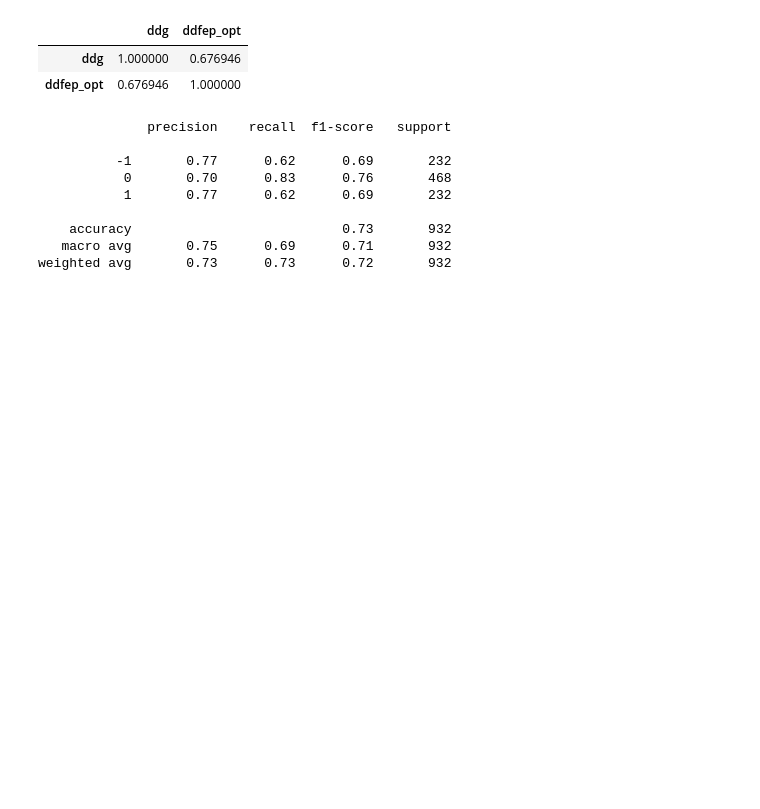
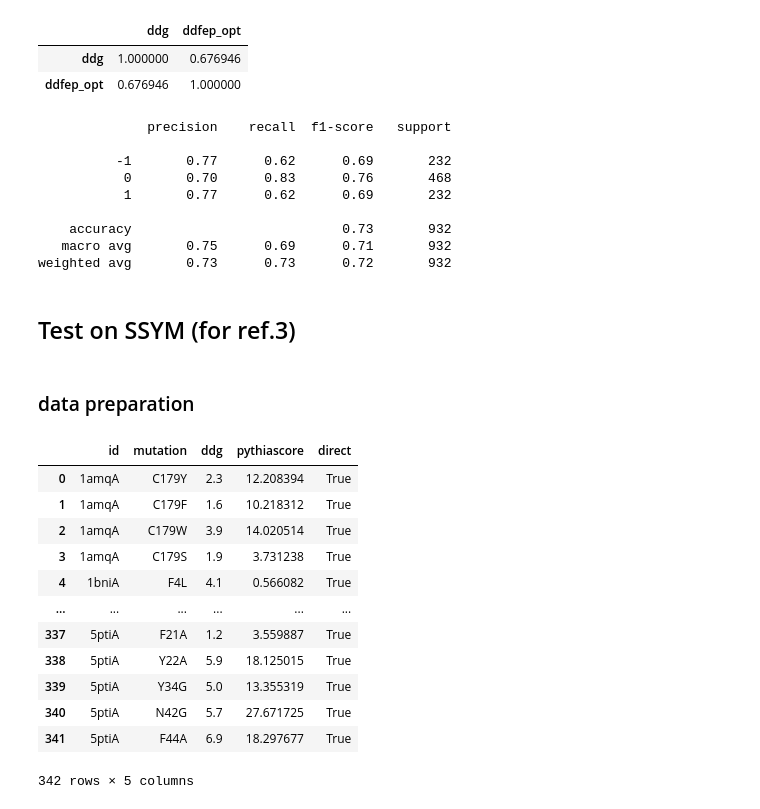
Before and after one commit to compbiomed-unito/ddMBC, a Jupyter notebook: Pythia/pythia_double.ipynb, the cells around one changed output. Drawn from its saved outputs; the diff is of its cells as text; code cells hidden in the pictures; blank space fills up the shorter version.

```diff
--- a/Pythia/pythia_double.ipynb
+++ b/Pythia/pythia_double.ipynb
@@ -812,3 +821,25 @@ print(classification_report(esmif_s461_df['ddg'].map(stabilization_class),
     accuracy                           0.73       932
    macro avg       0.75      0.69      0.71       932
 weighted avg       0.73      0.73      0.72       932
+# %% [markdown]
+## Test on SSYM (for ref.3)
+# %% [markdown]
+### data preparation
+# %%
+ssym_dir_df= pandas.read_csv('ssym_dir_pythia.csv').drop('Unnamed: 0', axis=1)
+ssym_dir_df['direct']=True
+ssym_dir_df
+# %% [output]
+|  | id | mutation | ddg | pythiascore | direct |
+| 0 | 1amqA | C179Y | 2.3 | 12.208394 | True |
+| 1 | 1amqA | C179F | 1.6 | 10.218312 | True |
+| 2 | 1amqA | C179W | 3.9 | 14.020514 | True |
+| 3 | 1amqA | C179S | 1.9 | 3.731238 | True |
+| 4 | 1bniA | F4L | 4.1 | 0.566082 | True |
+| ... | ... | ... | ... | ... | ... |
+| 337 | 5ptiA | F21A | 1.2 | 3.559887 | True |
+| 338 | 5ptiA | Y22A | 5.9 | 18.125015 | True |
+| 339 | 5ptiA | Y34G | 5.0 | 13.355319 | True |
+| 340 | 5ptiA | N42G | 5.7 | 27.671725 | True |
+| 341 | 5ptiA | F44A | 6.9 | 18.297677 | True |
+342 rows × 5 columns
```
Also changed, not shown: parts of 45 cells of this notebook, 7 other files.
